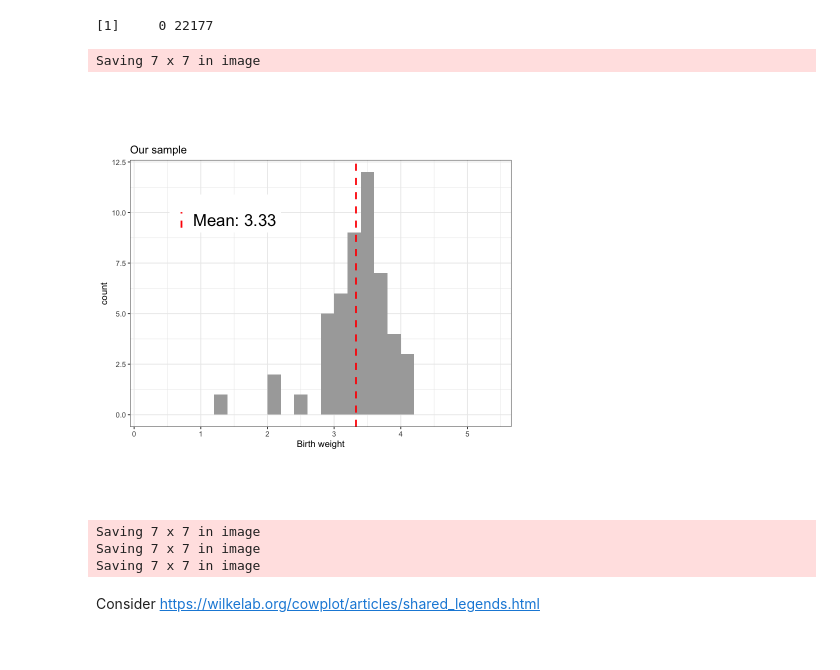
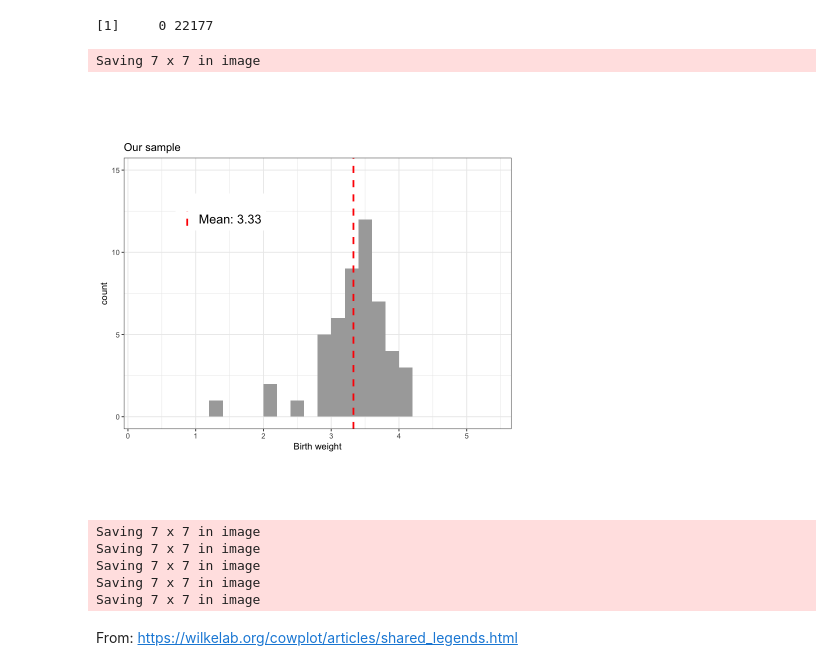
Before and after one commit to matthew-brett/confidence-intervals, a Jupyter notebook: confidence_plots.ipynb, the cells around one changed output. Saved outputs shown, nothing was run; the diff lists cells and outputs as text; code cells hidden in the pictures.

```diff
--- a/confidence_plots.ipynb
+++ b/confidence_plots.ipynb
@@ -83,7 +56,7 @@ plot_bw <- function(df) {
         mean_col <- 'red'
     }
     mean_val <- mean(df[['birth_weight']])
-    label <- paste('Mean:', sprintf('%.2f', mean_val))
+    label <- glue('Mean: {round(mean_val, 2)}')
     p <- (
         ggplot(df, aes(birth_weight))
         + geom_histogram(fill = fill_col, breaks = breaks)
@@ -93,13 +66,13 @@ plot_bw <- function(df) {
         + labs(x = "Birth weight", colour="")  # Reset colour for later.
         + scale_colour_manual(values=mean_col)
         + theme(legend.position=c(0.25, 0.8),
-                legend.text = element_text(size=20),
+                legend.text = element_text(size=15),
                 aspect.ratio=0.7)
     )
 }
 
-p <- plot_bw(bw_pop) + labs(
+pop_p <- plot_bw(bw_pop) + labs(
     title = 'All NC birth weights',
     subtitle = '(Population)')
-p
+pop_p
 # %% [output]
@@ -116,29 +92,31 @@ layer_scales(p)$y$get_limits()
 # %% [output]
 [1]     0 22177
 # %%
-p <- plot_bw(bw_sample) + labs(
-    title = 'Our sample')
-ggsave('our_sample.png', p)
-p
+samp_ylims = ylim(0, 15)
+p0 <- plot_bw(bw_sample) + labs(
+    title = 'Our sample') + samp_ylims
+ggsave('our_sample.png', p0)
+p0
 # %% [output]
 Saving 7 x 7 in image
-[figure, old version]
+[figure, new version]
 # %%
 set.seed(1939)
 n <- 50
-sample2 <- sample_n(bw_pop, n)
-p <- plot_bw(sample2) + labs(
-    title = 'A second sample')
-ggsave('sample2.png', p)
-sample3 <- sample_n(bw_pop, n)
-p <- plot_bw(sample3) + labs(
-    title = 'A third sample')
-ggsave('sample3.png', p)
-sample4 <- sample_n(bw_pop, n)
-p <- plot_bw(sample4) + labs(
-    title = 'A fourth sample')
-ggsave('sample4.png', p)
+n_samples <- 5
+samples <- list()
+for (i in 2:(n_samples + 1)) {
+    sample <- sample_n(bw_pop, n)
+    name <- sprintf('%d', i)
+    p <- (plot_bw(sample)
+          + labs(title = glue('Sample {name}'))
+          + samp_ylims)
+    ggsave(glue('sample{name}.png'), p)
+    samples[[name]] = list(sample=sample, plot=p, mean=mean(sample[['birth_weight']]))
+}
 # %% [output]
 Saving 7 x 7 in image
 Saving 7 x 7 in image
 Saving 7 x 7 in image
+Saving 7 x 7 in image
+Saving 7 x 7 in image
@@ -145,2 +135,2 @@ Saving 7 x 7 in image
 # %% [markdown]
-Consider <https://wilkelab.org/cowplot/articles/shared_legends.html>
+From: <https://wilkelab.org/cowplot/articles/shared_legends.html>
```
Also changed, not shown: parts of 20 cells of this notebook, 1 other file.
